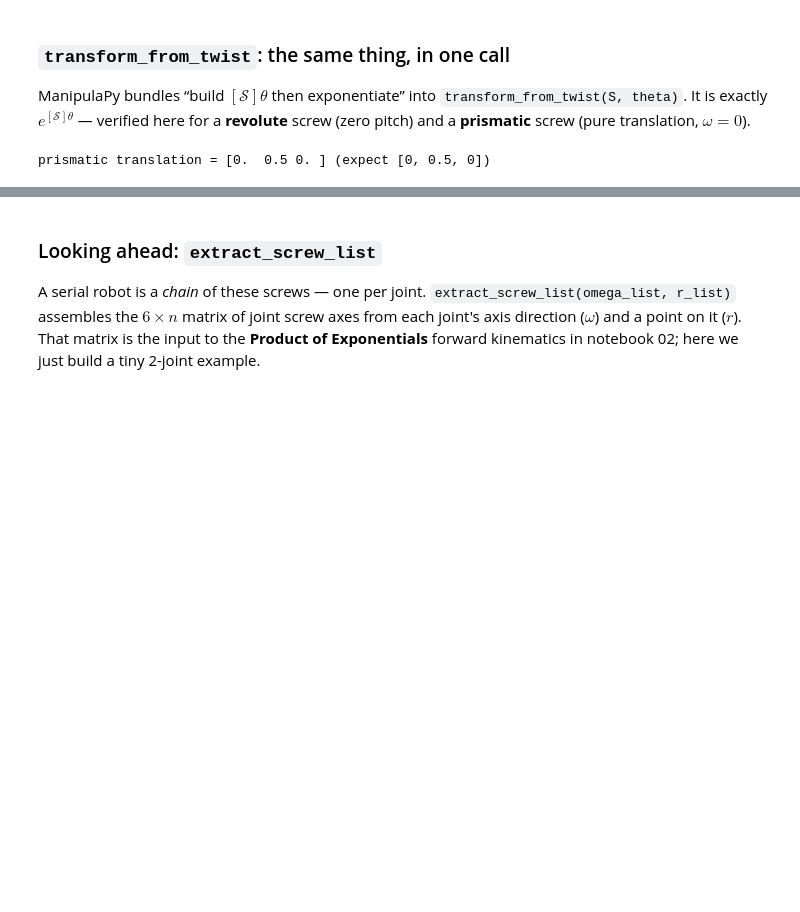
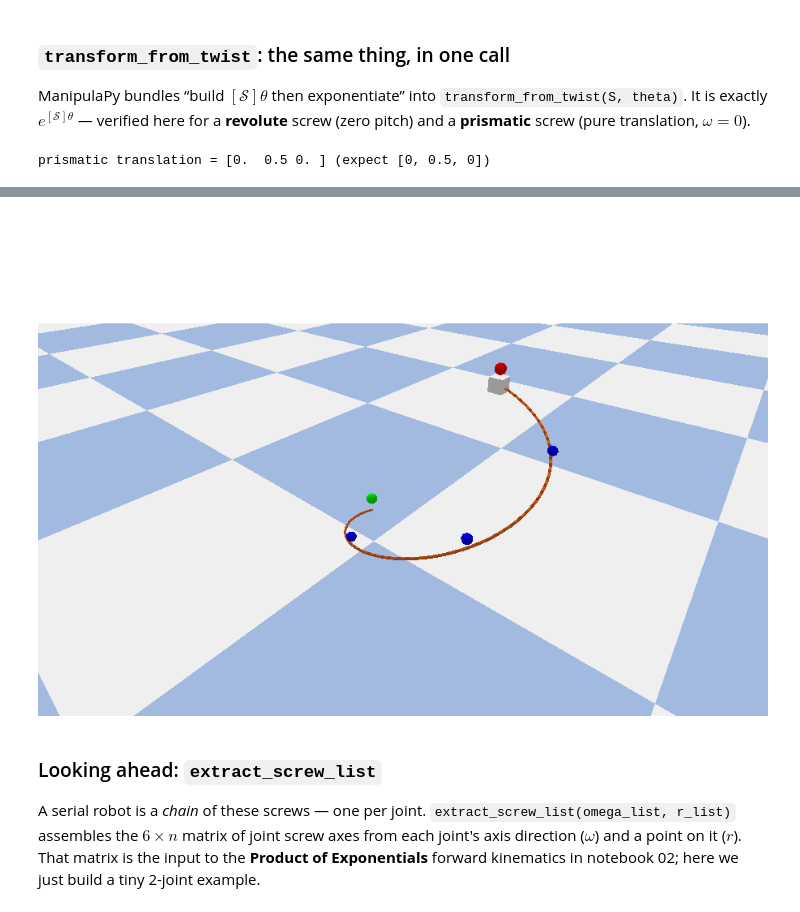
Before and after one commit to boelnasr/ManipulaPy, a Jupyter notebook: notebooks/01_rigid_body_motions.ipynb, the cells around one changed output, grey strips where cells are left out. Drawn from its saved outputs; the diff is of its cells as text; code cells hidden in the pictures; blank space fills up the shorter version.

```diff
--- a/notebooks/01_rigid_body_motions.ipynb
+++ b/notebooks/01_rigid_body_motions.ipynb
@@ -285,0 +292,33 @@ prismatic translation = [0.  0.5 0. ] (expect [0, 0.5, 0])
+# %%
+import os
+os.environ.setdefault("MANIPULAPY_PYBULLET_CONNECT", "DIRECT")  # headless; remove to watch in a GUI
+import logging
+from helpers import sim_snapshot, quiet_pybullet
+from ManipulaPy.sim import Simulation
+import pybullet as p
+
+with quiet_pybullet():
+    sim = Simulation("cube_small.urdf", joint_limits=[])   # a lone block + ground plane
+# Simulation's logger defaults to DEBUG; keep the notebook output clean.
+logging.getLogger("SimulationLogger").setLevel(logging.WARNING)
+
+h = 0.1                                       # pitch: metres advanced per radian
+S_screw = np.concatenate([s_hat, -np.cross(s_hat, q) + h * s_hat])
+T0 = np.eye(4); T0[:3, 3] = [0.0, 0.0, 0.15]  # block's start pose
+
+thetas = np.linspace(0, 1.5 * np.pi, 60)
+path = []
+for th in thetas:
+    Tt = transform_from_twist(S_screw, th) @ T0
+    path.append(Tt[:3, 3])
+    p.resetBasePositionAndOrientation(
+        sim.robot_id, Tt[:3, 3],
+        p.getQuaternionFromEuler(rotation_matrix_to_euler_angles(Tt[:3, :3])))
+
+# Chasles in numbers: constant radius about the axis, climb = h * theta.
+P = np.array(path)
+radii = np.linalg.norm(P[:, :2] - q[:2], axis=1)
+assert np.allclose(radii, radii[0], atol=1e-9)
+assert np.allclose(P[:, 2] - P[0, 2], h * thetas, atol=1e-9)
+print("screw path: radius constant at %.2f m, climb = h*theta (max %.3f m)"
+      % (radii[0], h * thetas[-1]))
@@ -286,3 +328,10 @@ prismatic translation = [0.  0.5 0. ] (expect [0, 0.5, 0])
+# %%
+sim.plot_trajectory(path, color=[0.9, 0.4, 0.1])   # orange capsules + start/end markers
+img = sim_snapshot("sim_screw_motion", target=(0.15, 0, 0.4), distance=1.4, yaw=40, pitch=-30)
+sim.disconnect_simulation()
+img
+# %% [output]
+[figure, added]
 # %% [markdown]
 ### Looking ahead: `extract_screw_list`
 
```
Also changed, not shown: parts of 2 cells of this notebook, 14 other files.
